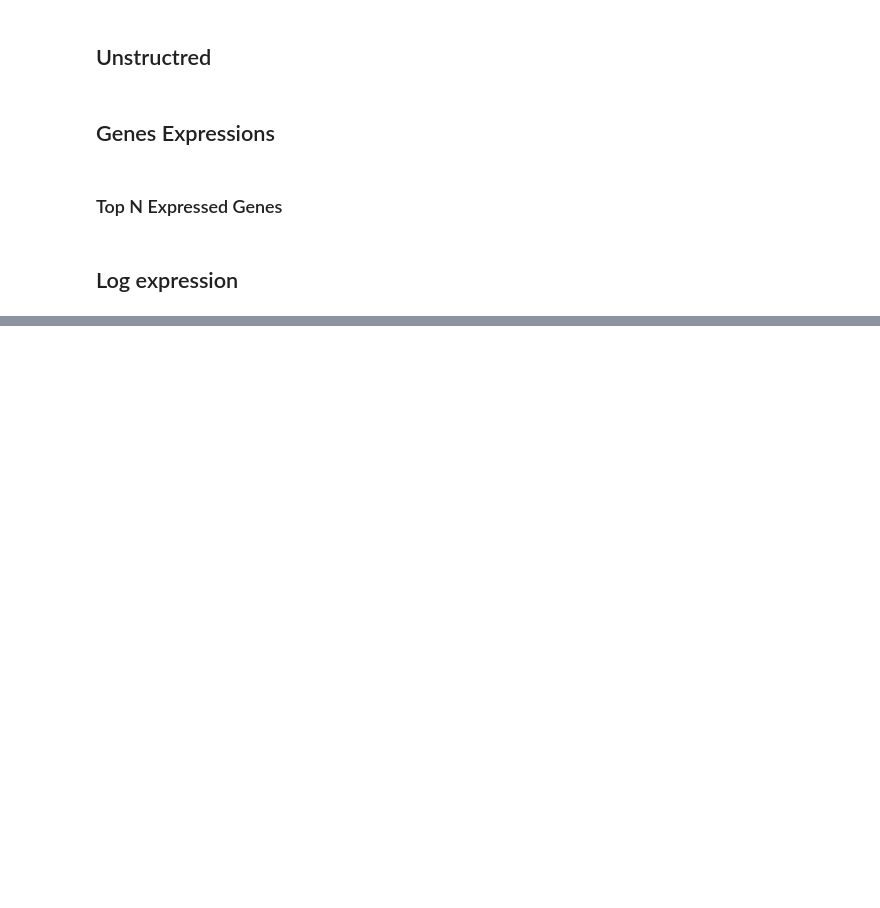
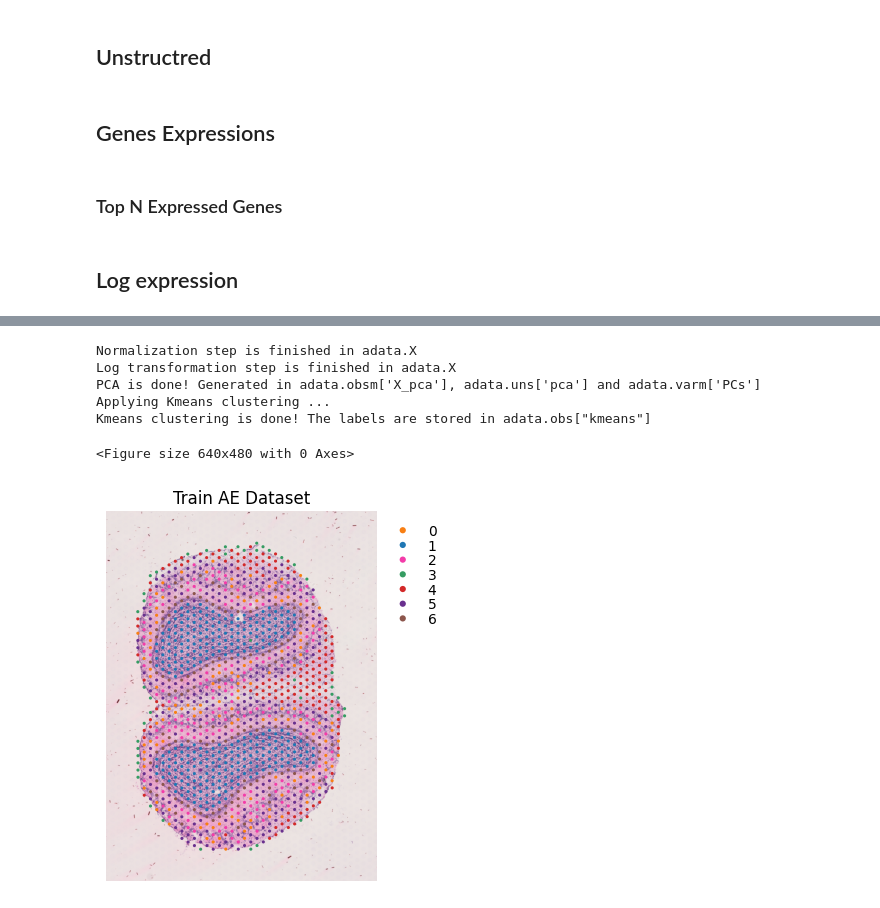
Before and after one commit to GuyAttia/MSC-Final-Project-ST, a Jupyter notebook: notebooks/eda.ipynb, the cells around one changed output, grey strips where cells are left out. Saved outputs shown, nothing was run; the diff lists cells and outputs as text; code cells hidden in the pictures; blank space fills up the shorter version.

```diff
--- a/notebooks/eda.ipynb
+++ b/notebooks/eda.ipynb
@@ -304,0 +348,9 @@ total_exp_over_genes(scaled_x, logx=False, logy=False)
+# %%
+ae_train_matrix, _ = dl_train_ae.dataset.get_all_data()
+df_ae_train_matrix = pd.DataFrame(ae_train_matrix.T)
+df_ae_train_matrix.columns = ae_oe_genes.inverse_transform(df_ae_train_matrix.columns.values.reshape(-1, 1)).reshape(1, -1)[0]
+df_ae_train_matrix.index = ae_oe_spots.inverse_transform(df_ae_train_matrix.index.values.reshape(-1, 1)).reshape(1, -1)[0]
+display(df_ae_train_matrix.head())
+tmp_genes_locations = [ae_train_data_obj.var.index.get_loc(key=gene_key) for gene_key in df_ae_train_matrix.columns]
+# Replace the values
+ae_train_data_obj.X[:, tmp_genes_locations] = df_ae_train_matrix.values
@@ -304,0 +365,13 @@ total_exp_over_genes(scaled_x, logx=False, logy=False)
+# %%
+pca_kmeans_clustering(
+    data_obj=ae_train_data_obj,
+    title='Train AE Dataset'
+)
+# %% [output]
+Normalization step is finished in adata.X
+Log transformation step is finished in adata.X
+PCA is done! Generated in adata.obsm['X_pca'], adata.uns['pca'] and adata.varm['PCs']
+Applying Kmeans clustering ...
+Kmeans clustering is done! The labels are stored in adata.obs["kmeans"]
+<Figure size 640x480 with 0 Axes>
+[figure, added]
```
Also changed, not shown: parts of 26 cells of this notebook, 5 other files.
